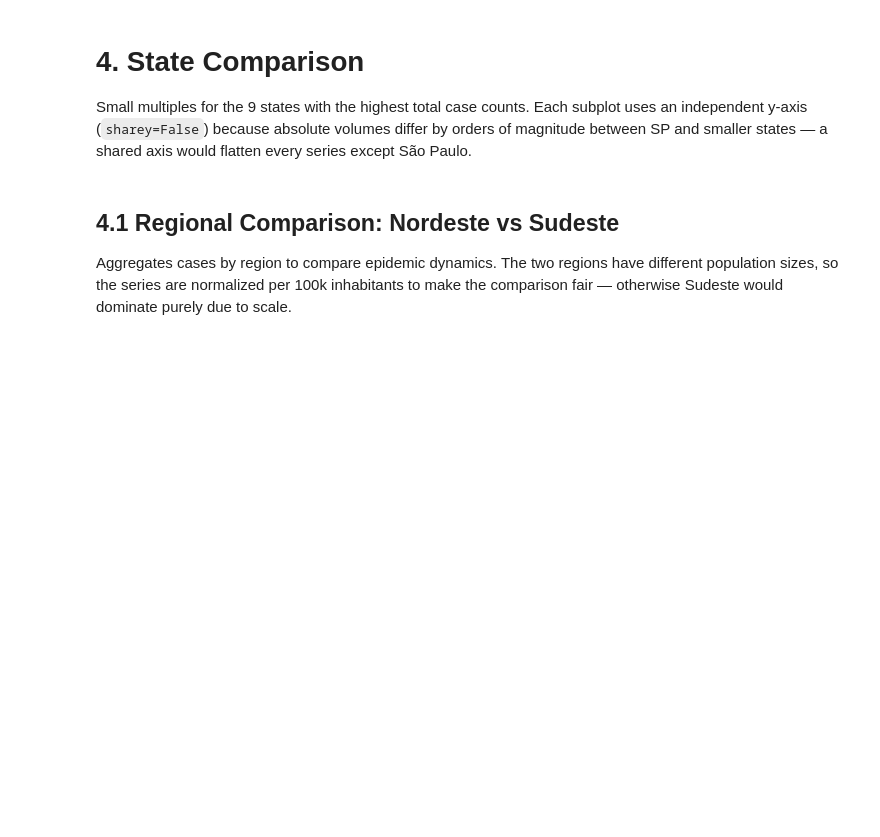
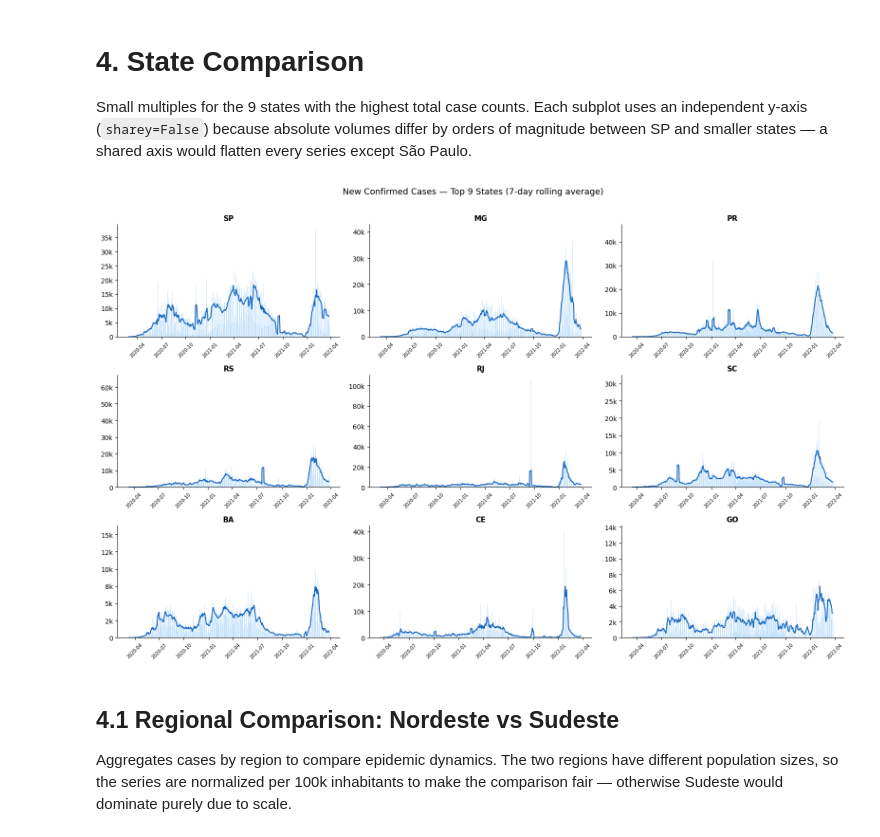
Before and after one commit to isrreal/COVID-19-Forecasting-System, a Jupyter notebook: notebooks/eda.ipynb, the cells around one changed output. Saved outputs shown, nothing was run; the diff lists cells and outputs as text; code cells hidden in the pictures; blank space fills up the shorter version.

```diff
--- a/notebooks/eda.ipynb
+++ b/notebooks/eda.ipynb
@@ -103,28 +114,29 @@ Small multiples for the 9 states with the highest total case counts. Each subplo
 # %%
 top_states = (
     df.groupby("state")["new_confirmed"]
     .sum()
     .nlargest(9)
     .index.tolist()
 )
 
 fig, axes = plt.subplots(3, 3, figsize=(16, 10), sharey=False)
 
 for ax, state in zip(axes.flat, top_states):
     s = df[df["state"] == state].set_index("date")["new_confirmed"]
-    roll = s.rolling(7, center=True).mean()
-    ax.fill_between(s.index, s.values, color="#90caf9", alpha=0.4, label="Daily")
-    ax.plot(s.index, roll, color="#1565c0", lw=1.5, label="7-day avg")
+    ax.bar(s.index, s.values, color="#90caf9", alpha=0.5)
+    ax.plot(s.index, s.rolling(7, center=True).mean(), color="#1565c0", lw=1.5)
     ax.set_title(state, fontsize=11, fontweight="bold")
     ax.tick_params(axis="x", rotation=45, labelsize=7)
     ax.yaxis.set_major_formatter(
         plt.FuncFormatter(lambda x, _: f"{x/1_000:.0f}k" if x >= 1000 else str(int(x)))
     )
     ax.spines[["top", "right"]].set_visible(False)
 
 fig.suptitle("New Confirmed Cases — Top 9 States (7-day rolling average)", fontsize=13, y=1.01)
 plt.tight_layout()
 plt.show()
+# %% [output]
+[figure, added]
 # %% [markdown]
 ## 4.1 Regional Comparison: Nordeste vs Sudeste
 
```
Also changed, not shown: parts of 6 cells of this notebook, 1 other file.
